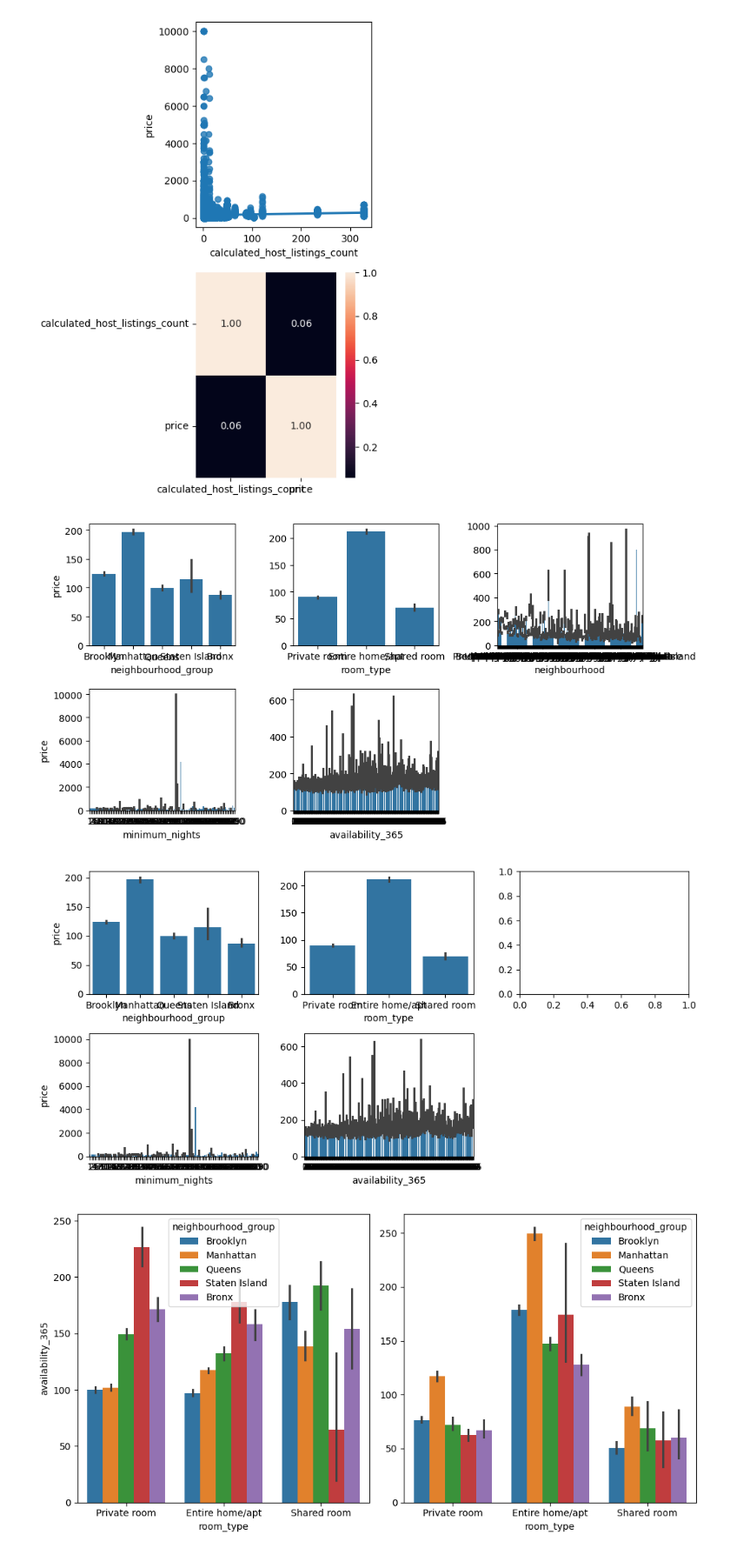
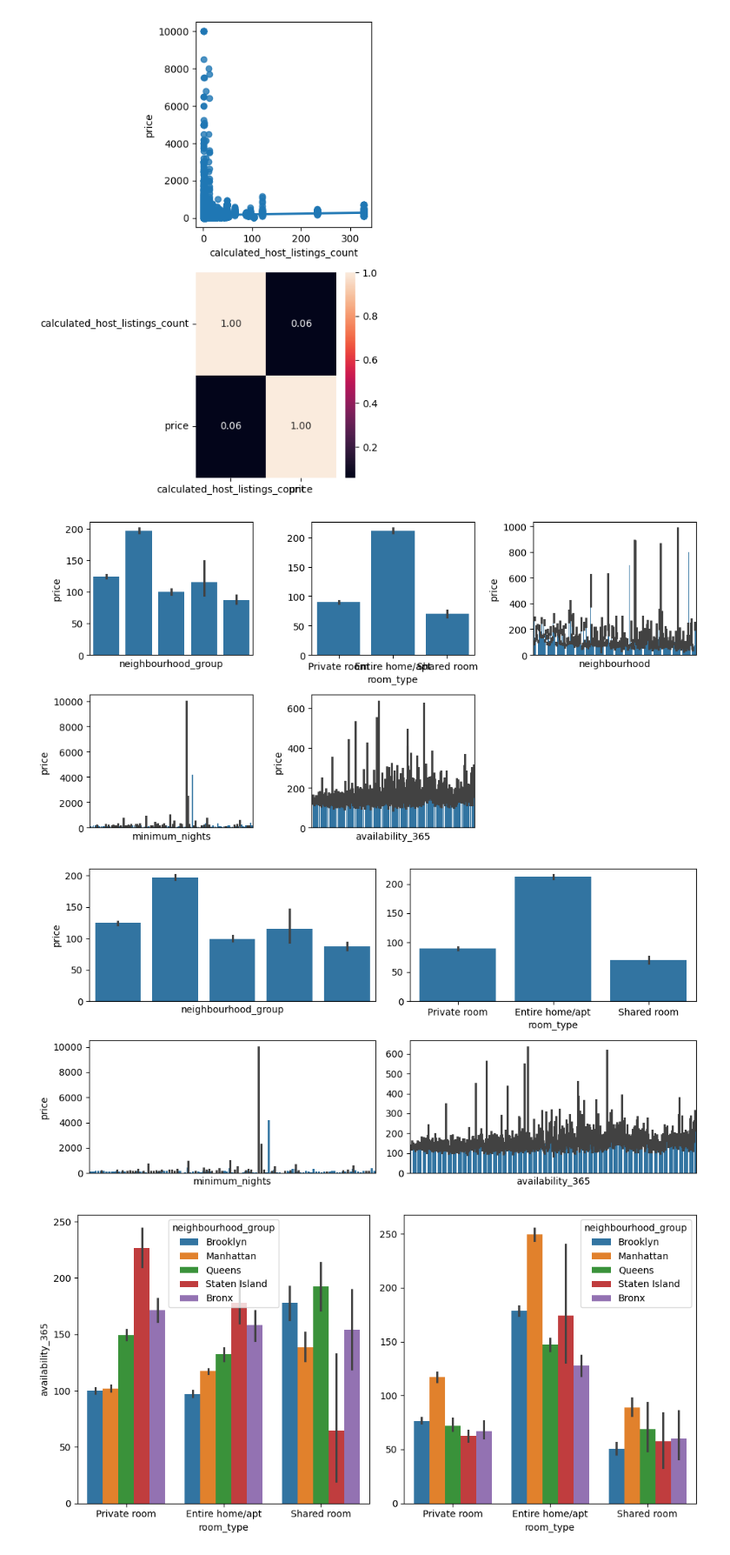
Before and after one commit to AnderTxuCode/machine-learning, a Jupyter notebook: src/explore.ipynb, the cells around one changed output. Shown at 87% size. Cells and saved outputs as stored; diff of their text form; code cells hidden in the pictures.

```diff
--- a/src/explore.ipynb
+++ b/src/explore.ipynb
@@ -312,33 +312,32 @@ plt.show()
 # %%
 fig, axis = plt.subplots(2, 3, figsize = (10, 5))
 
-sns.barplot(ax = axis[0, 0], data = df, x = "neighbourhood_group", y = "price")
+sns.barplot(ax=axis[0, 0], data=df, x="neighbourhood_group", y="price").set_xticks([])
 sns.barplot(ax = axis[0, 1], data = df, x = "room_type", y = "price").set(ylabel = None)
-sns.barplot(ax = axis[0, 2], data = df, x = "neighbourhood", y = "price").set(ylabel = None)
-sns.barplot(ax = axis[1, 0], data = df, x = "minimum_nights", y = "price")
-sns.barplot(ax = axis[1, 1], data = df, x = "availability_365", y = "price").set(ylabel = None)
+sns.barplot(ax = axis[0, 2], data = df, x = "neighbourhood", y = "price").set_xticks([])
+sns.barplot(ax = axis[1, 0], data = df, x = "minimum_nights", y = "price").set_xticks([])
+sns.barplot(ax = axis[1, 1], data = df, x = "availability_365", y = "price").set_xticks([])
 
 plt.tight_layout()
 fig.delaxes(axis[1, 2])
 
 plt.show()
 # %% [output]
-[figure, old version]
+[figure, new version]
 # %%
-fig, axis = plt.subplots(2, 3, figsize = (10, 5))
+fig, axis = plt.subplots(2, 2, figsize=(10, 5))
 
-sns.barplot(ax = axis[0, 0], data = df, x = "neighbourhood_group", y = "price")
-sns.barplot(ax = axis[0, 1], data = df, x = "room_type", y = "price").set(ylabel = None)
-sns.barplot(ax = axis[1, 0], data = df, x = "minimum_nights", y = "price")
-sns.barplot(ax = axis[1, 1], data = df, x = "availability_365", y = "price").set(ylabel = None)
+sns.barplot(ax=axis[0, 0], data=df, x="neighbourhood_group", y="price").set_xticks([])
+sns.barplot(ax=axis[0, 1], data=df, x="room_type", y="price").set(ylabel=None)
+sns.barplot(ax=axis[1, 0], data=df, x="minimum_nights", y="price").set_xticks([])
+sns.barplot(ax=axis[1, 1], data=df, x="availability_365", y="price").set(ylabel=None, xticks=[])
 
 # Ajuste
 plt.tight_layout()
-fig.delaxes(axis[1, 2])
 
 plt.show()
 # %% [output]
-[figure, old version]
+[figure, new version]
 # %%
 #fig, axis = plt.subplots(2, 3, figsize=(10, 6))
 #He tenido que quitar los neighbourhood por que me explotaban el kernel en general esto no se pùede hacer
```
Also changed, not shown: parts of 39 cells of this notebook.
